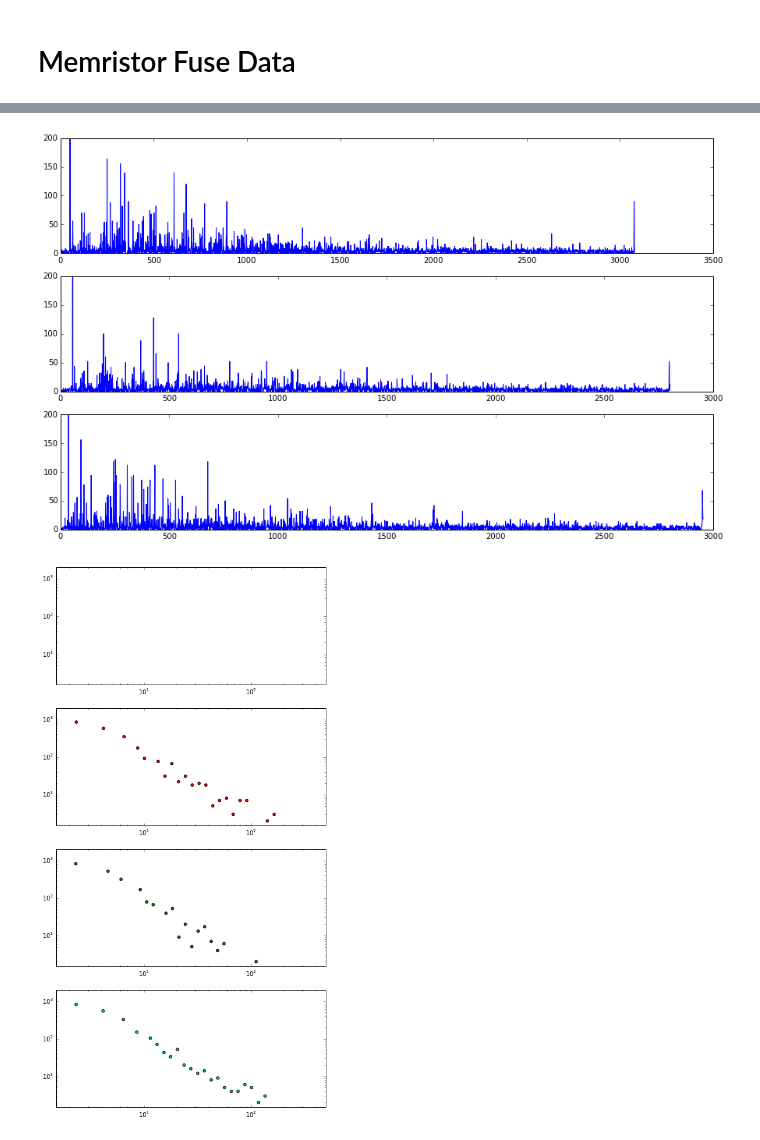
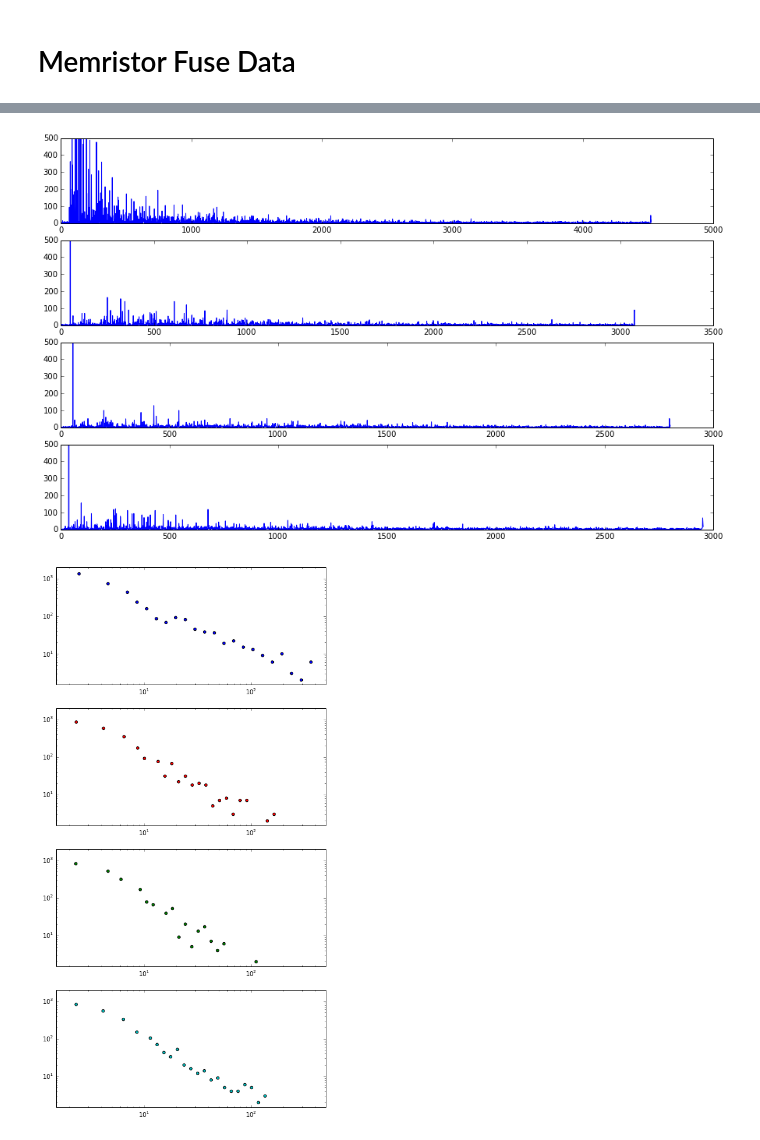
Before and after one commit to forrestsheldon/memNets, a Jupyter notebook: Memristor_Fuse_Data.ipynb, the cells around one changed output, grey strips where cells are left out. Cells and saved outputs as stored; diff of their text form; code cells hidden in the pictures.

Commit message:
Added another plot at L128

```diff
--- a/Memristor_Fuse_Data.ipynb
+++ b/Memristor_Fuse_Data.ipynb
@@ -46,4 +46,6 @@ for a in ax:
 # %%
+L128_p7_ON10 = np.load('memristor_fuse_data/FuseNetwork_L128_p7_ON10run1.npz')
+avalanches_p7_ON10 = np.array([np.sum(i) for i in L128_p7_ON10['avalanches']])
 L128_p7_ON100 = np.load('memristor_fuse_data/FuseNetwork_L128_p7_ON100run1.npz')
 avalanches_p7_ON100 = np.array([np.sum(i) for i in L128_p7_ON100['avalanches']])
 L128_p7_ON1000 = np.load('memristor_fuse_data/FuseNetwork_L128_p7_ON1000run1.npz')
@@ -51,24 +53,25 @@ avalanches_p7_ON1000 = np.array([np.sum(i) for i in L128_p7_ON1000['avalanches']
 L128_p7_ON10000 = np.load('memristor_fuse_data/FuseNetwork_L128_p7_ON10000run1.npz')
 avalanches_p7_ON10000 = np.array([np.sum(i) for i in L128_p7_ON10000['avalanches']])
 # %%
-fig, ax = plt.subplots(3, 1, figsize=(15, 9))
-ax[0].plot(avalanches_p7_ON100)
-ax[1].plot(avalanches_p7_ON1000)
-ax[2].plot(avalanches_p7_ON10000)
+fig, ax = plt.subplots(4, 1, figsize=(15, 9))
+ax[0].plot(avalanches_p7_ON10)
+ax[1].plot(avalanches_p7_ON100)
+ax[2].plot(avalanches_p7_ON1000)
+ax[3].plot(avalanches_p7_ON10000)
 
 for a in ax:
-    a.set_ylim(0, 200)
+    a.set_ylim(0, 500)
 # %% [output]
-[figure, old version]
+[figure, new version]
 # %%
-#hist_p7_ON10, bins_p7_ON10 = np.histogram(np.log10(avalanches_p7_ON10[np.logical_and(avalanches_p7_ON10>0, avalanches_p7_ON10<1500)]), bins=30)
+hist_p7_ON10, bins_p7_ON10 = np.histogram(np.log10(avalanches_p7_ON10[np.logical_and(avalanches_p7_ON10>0, avalanches_p7_ON10<1500)]), bins=30)
 hist_p7_ON100, bins_p7_ON100 = np.histogram(np.log10(avalanches_p7_ON100[np.logical_and(avalanches_p7_ON100>0, avalanches_p7_ON100<1500)]), bins=30)
 hist_p7_ON1000, bins_p7_ON1000 = np.histogram(np.log10(avalanches_p7_ON1000[np.logical_and(avalanches_p7_ON1000>0, avalanches_p7_ON1000<1500)]), bins=30)
 hist_p7_ON10000, bins_p7_ON10000 = np.histogram(np.log10(avalanches_p7_ON10000[np.logical_and(avalanches_p7_ON10000>0, avalanches_p7_ON10000<1500)]), bins=30)
 
 fig, ax = plt.subplots(4, 1, figsize=(8, 16))
 
-#ax[0].scatter(10**bins_p7_ON10[1:], hist_p7_ON10, c='b')
+ax[0].scatter(10**bins_p7_ON10[1:], hist_p7_ON10, c='b')
 ax[1].scatter(10**bins_p7_ON100[1:], hist_p7_ON100, c='r')
 ax[2].scatter(10**bins_p7_ON1000[1:], hist_p7_ON1000, c='g')
 ax[3].scatter(10**bins_p7_ON10000[1:], hist_p7_ON10000, c='c')
@@ -78,4 +81,4 @@ for a in ax:
  a.set_xlim(1.5, 500)
  a.set_ylim(1.5, 2000)
 # %% [output]
-[figure, old version]
+[figure, new version]
```
Also changed, not shown: parts of 3 cells of this notebook.
